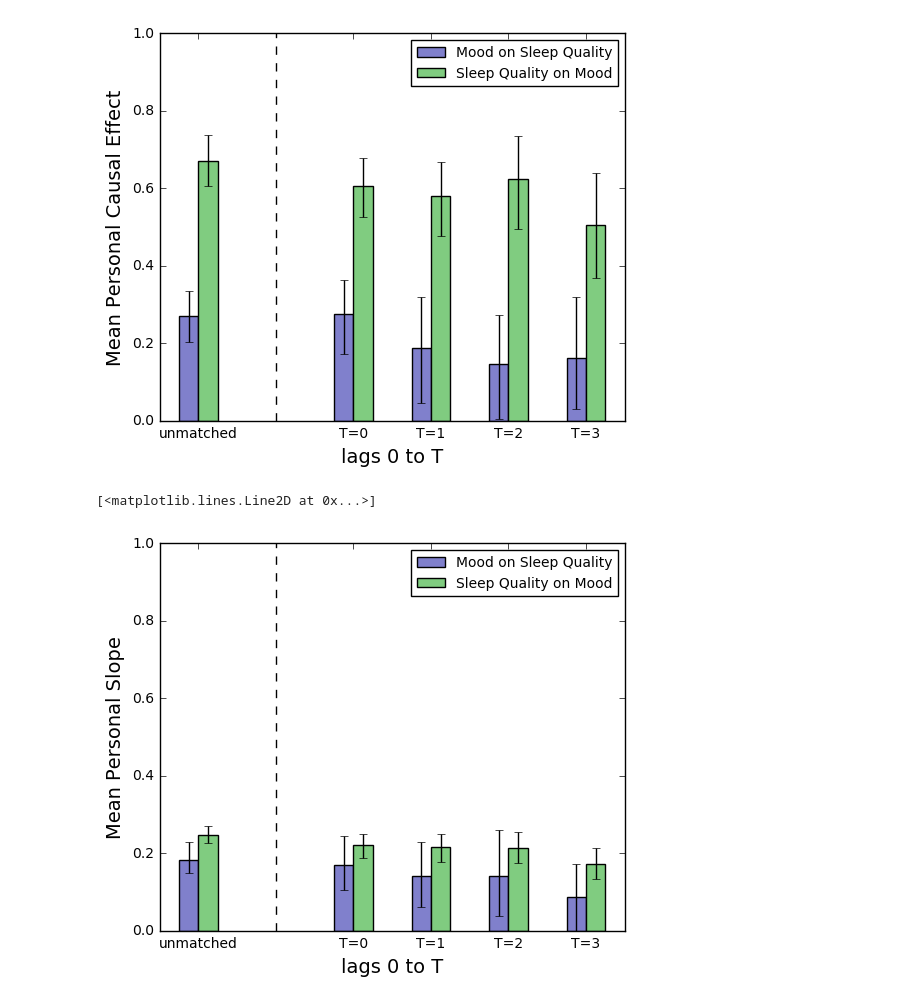
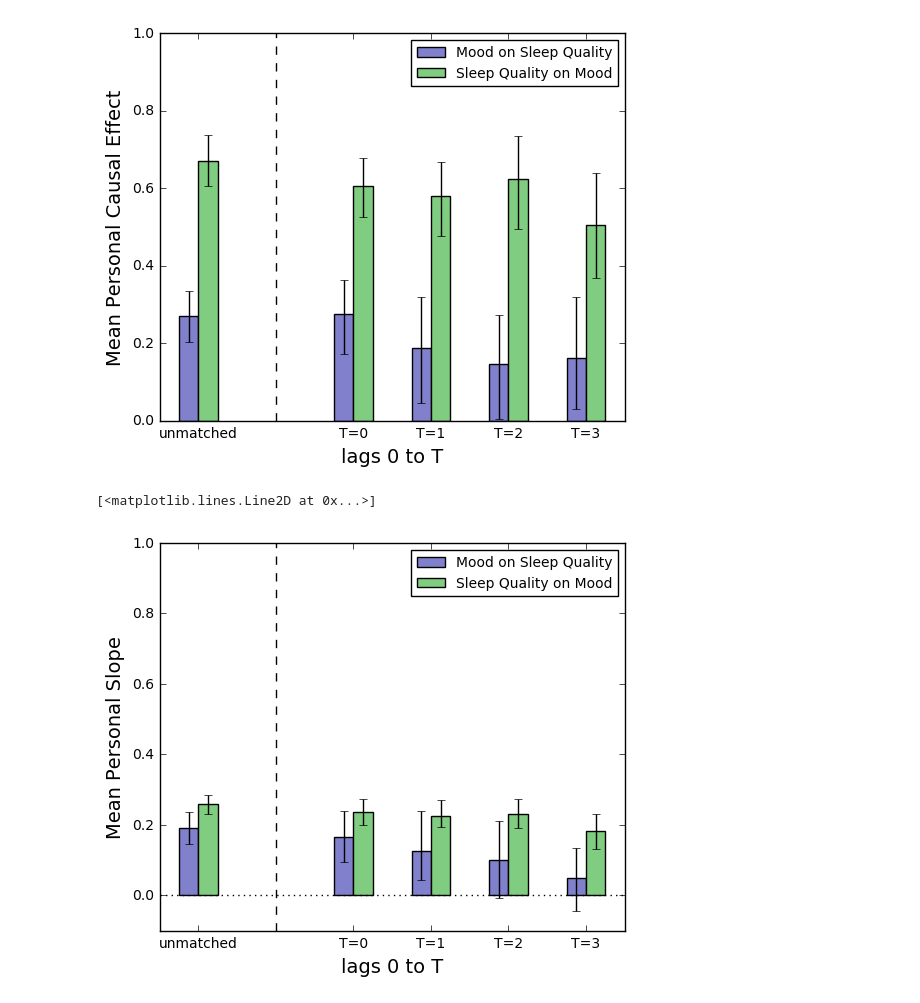
Before and after one commit to striantafillou/causality, a Jupyter notebook: run_psm_lags.ipynb, the cells around one changed output. Drawn from its saved outputs; the diff is of its cells as text; code cells hidden in the pictures.

```diff
--- a/run_psm_lags.ipynb
+++ b/run_psm_lags.ipynb
@@ -13,6 +13,7 @@ f.close()
 n_boot = 100
 scorefunction = 'replacement'
 output = 'linear'
+var_threshold = 0.5
 
 ind_set = range(len(data))
 
@@ -35,7 +36,7 @@ for k in range(n_boot):
 
     for (c,i) in enumerate(inds):
 
-        if np.nanstd(data[i]['mood'])<.25 or np.nanstd(data[i]['quality'])<.25:
+        if np.nanstd(data[i]['mood'])<var_threshold or np.nanstd(data[i]['quality'])<var_threshold:
             print 'skipping subject '+str(i)+' due to low variance in mood or sleep quality.'
             es_m2s_um[c] = np.nan
             es_m2s[c,:] = np.nan
@@ -155,35 +153,33 @@ plt.plot([1,1],[a[0],a[1]],'--',color=(0,0,0))
 [figure]
 # %%
 import matplotlib.pyplot as plt
-# from matplotlib import rc
-# rc('font',**{'family':'sans-serif','sans-serif':['Helvetica']})
-# rc('text', usetex=True)
 %matplotlib inline
 
 plt.figure(figsize=(6,5))
 yerrs = np.array([[np.mean(es_m2s_um_mean)-np.percentile(es_m2s_um_mean,2.5),np.mean(es_m2s_mean[:,0])-np.percentile(es_m2s_mean[:,0],2.5),\
     np.mean(es_m2s_mean[:,1])-np.percentile(es_m2s_mean[:,1],2.5),np.mean(es_m2s_mean[:,2])-np.percentile(es_m2s_mean[:,2],2.5),\
     np.mean(es_m2s_mean[:,3])-np.percentile(es_m2s_mean[:,3],2.5)],\
     [np.percentile(es_m2s_um_mean,97.5)-np.mean(es_m2s_um_mean),np.percentile(es_m2s_mean[:,0],97.5)-np.mean(es_m2s_mean[:,0]),\
     np.percentile(es_m2s_mean[:,1],97.5)-np.mean(es_m2s_mean[:,1]),np.percentile(es_m2s_mean[:,2],97.5)-np.mean(es_m2s_mean[:,2]),\
     np.percentile(es_m2s_mean[:,3],97.5)-np.mean(es_m2s_mean[:,3])]])
 plt.bar([-.25,1.75,2.75,3.75,4.75],np.concatenate([np.array([np.mean(es_m2s_um_mean)]),np.mean(es_m2s_mean,axis=0)],axis=0).reshape([5,1]),yerr=yerrs,\
     ecolor=(0,0,0),width=.25,color=(.5,.5,.8))
 yerrs = np.array([[np.mean(es_s2m_um_mean)-np.percentile(es_s2m_um_mean,2.5),np.mean(es_s2m_mean[:,0])-np.percentile(es_s2m_mean[:,0],2.5),\
     np.mean(es_s2m_mean[:,1])-np.percentile(es_s2m_mean[:,1],2.5),np.mean(es_s2m_mean[:,2])-np.percentile(es_s2m_mean[:,2],2.5),\
     np.mean(es_s2m_mean[:,3])-np.percentile(es_s2m_mean[:,3],2.5)],\
     [np.percentile(es_s2m_um_mean,97.5)-np.mean(es_s2m_um_mean),np.percentile(es_s2m_mean[:,0],97.5)-np.mean(es_s2m_mean[:,0]),\
     np.percentile(es_s2m_mean[:,1],97.5)-np.mean(es_s2m_mean[:,1]),np.percentile(es_s2m_mean[:,2],97.5)-np.mean(es_s2m_mean[:,2]),\
     np.percentile(es_s2m_mean[:,3],97.5)-np.mean(es_s2m_mean[:,3])]])
 plt.bar([0,2,3,4,5],np.concatenate([np.array([np.mean(es_s2m_um_mean)]),np.mean(es_s2m_mean,axis=0)],axis=0).reshape([5,1]),yerr=yerrs,\
     ecolor=(0,0,0),width=.25,color=(.5,.8,.5))
-a = plt.ylim([0,1])
+a = plt.ylim([-.1,1])
 plt.xlim([-.5,5.5])
 plt.xticks([0,2,3,4,5],['unmatched', 'T=0','T=1','T=2','T=3'],rotation=0);
 plt.ylabel('Mean Personal Slope',fontsize=14)
 plt.xlabel('lags 0 to T',fontsize=14)
 plt.legend(['Mood on Sleep Quality','Sleep Quality on Mood'],loc='upper right',bbox_to_anchor=(1, 1), fontsize=10);
 plt.plot([1,1],[a[0],a[1]],'--',color=(0,0,0))
+plt.plot([-.5,5.5],[0,0],':',color=(0,0,0))
 # %% [output]
 [<matplotlib.lines.Line2D at 0x...>]
-[figure, old version]
+[figure, new version]
```
Also changed, not shown: parts of 3 cells of this notebook, 8 other files.
